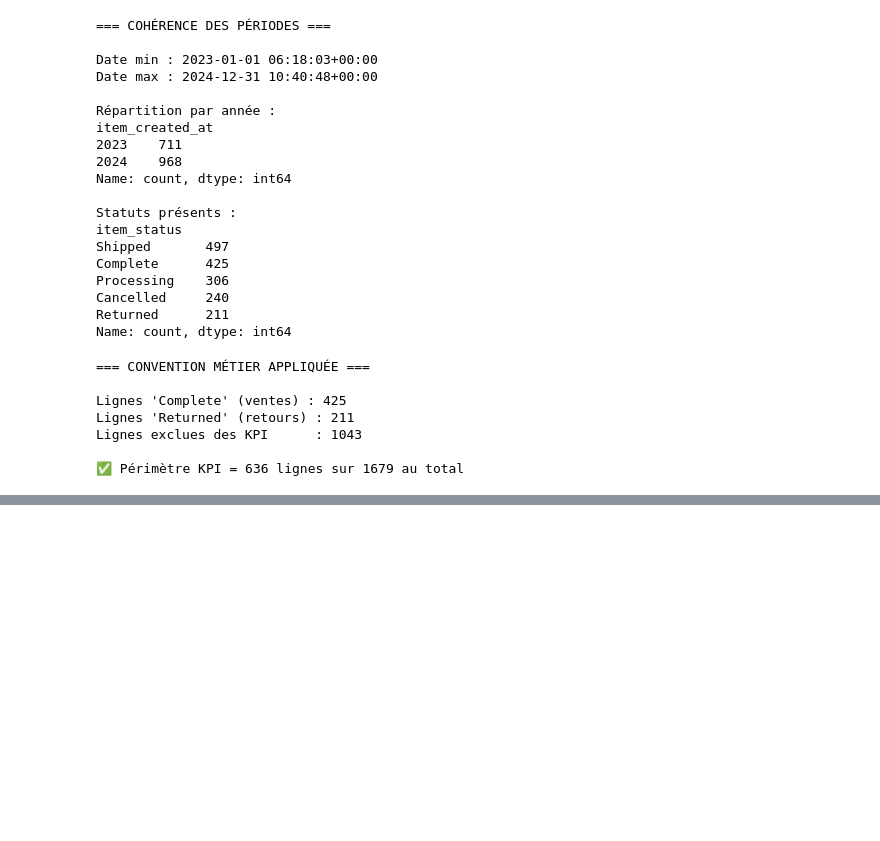
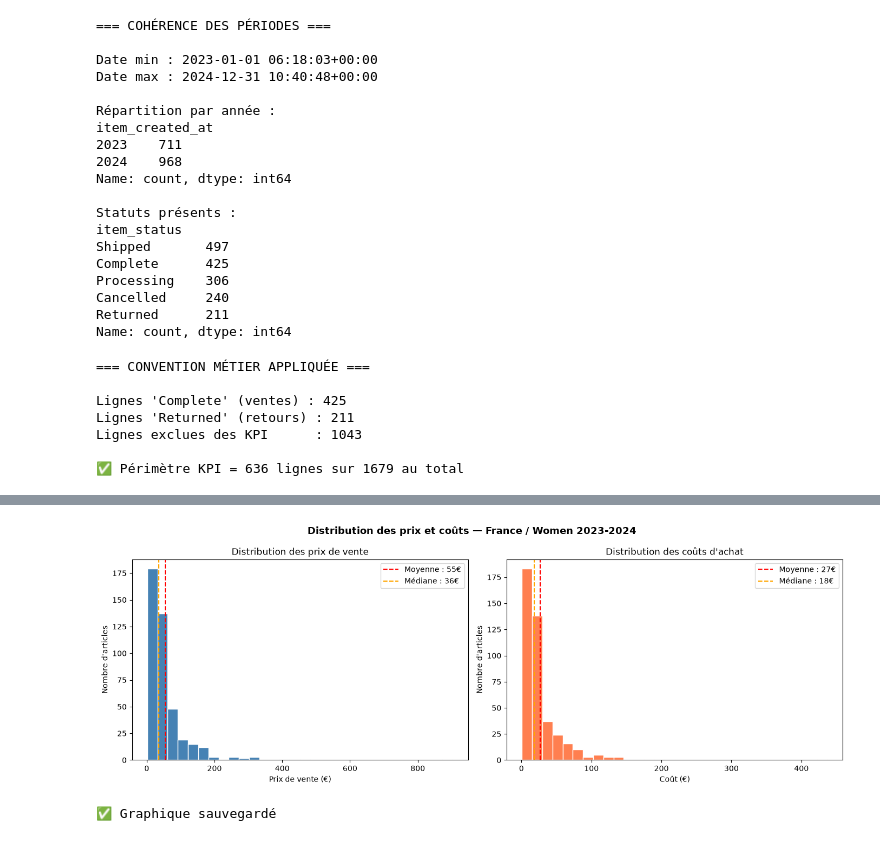
Before and after one commit to Fatima-Zahra37/projet-ecommerce-data, a Jupyter notebook: notebooks/eda_ecommerce.ipynb, the cells around one changed output, grey strips where cells are left out. Drawn from its saved outputs; the diff is of its cells as text; code cells hidden in the pictures; blank space fills up the shorter version.

Commit message:
feat : EDA - ajout constats et justification graphique distribution

```diff
--- a/notebooks/eda_ecommerce.ipynb
+++ b/notebooks/eda_ecommerce.ipynb
@@ -249,0 +304,30 @@ Lignes exclues des KPI      : 1043
+# %%
+# Distribution des prix et coûts
+fig, axes = plt.subplots(1, 2, figsize=(14, 5))
+
+# Prix de vente
+axes[0].hist(df_ventes['sale_price'], bins=30, color='steelblue', edgecolor='white')
+axes[0].axvline(df_ventes['sale_price'].mean(), color='red', linestyle='--', label=f"Moyenne : {df_ventes['sale_price'].mean():.0f}€")
+axes[0].axvline(df_ventes['sale_price'].median(), color='orange', linestyle='--', label=f"Médiane : {df_ventes['sale_price'].median():.0f}€")
+axes[0].set_title("Distribution des prix de vente")
+axes[0].set_xlabel("Prix de vente (€)")
+axes[0].set_ylabel("Nombre d'articles")
+axes[0].legend()
+
+# Coût
+axes[1].hist(df_ventes['cost'], bins=30, color='coral', edgecolor='white')
+axes[1].axvline(df_ventes['cost'].mean(), color='red', linestyle='--', label=f"Moyenne : {df_ventes['cost'].mean():.0f}€")
+axes[1].axvline(df_ventes['cost'].median(), color='orange', linestyle='--', label=f"Médiane : {df_ventes['cost'].median():.0f}€")
+axes[1].set_title("Distribution des coûts d'achat")
+axes[1].set_xlabel("Coût (€)")
+axes[1].set_ylabel("Nombre d'articles")
+axes[1].legend()
+
+plt.suptitle("Distribution des prix et coûts — France / Women 2023-2024", fontsize=13, fontweight='bold')
+plt.tight_layout()
+plt.savefig('../data/viz_distribution_prix_couts.png', dpi=150, bbox_inches='tight')
+plt.show()
+print("✅ Graphique sauvegardé")
+# %% [output]
+[figure, added]
+✅ Graphique sauvegardé
```
Also changed, not shown: parts of 5 cells of this notebook, 1 other file.
